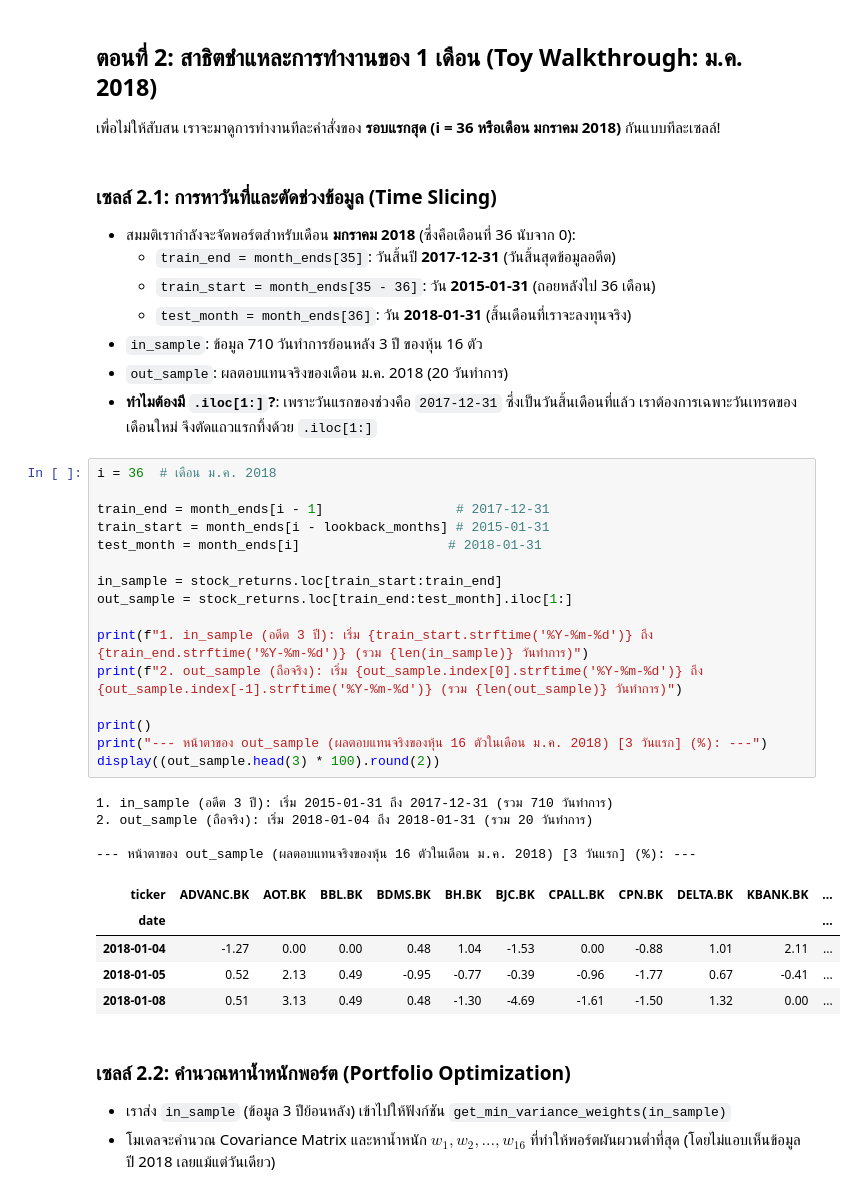
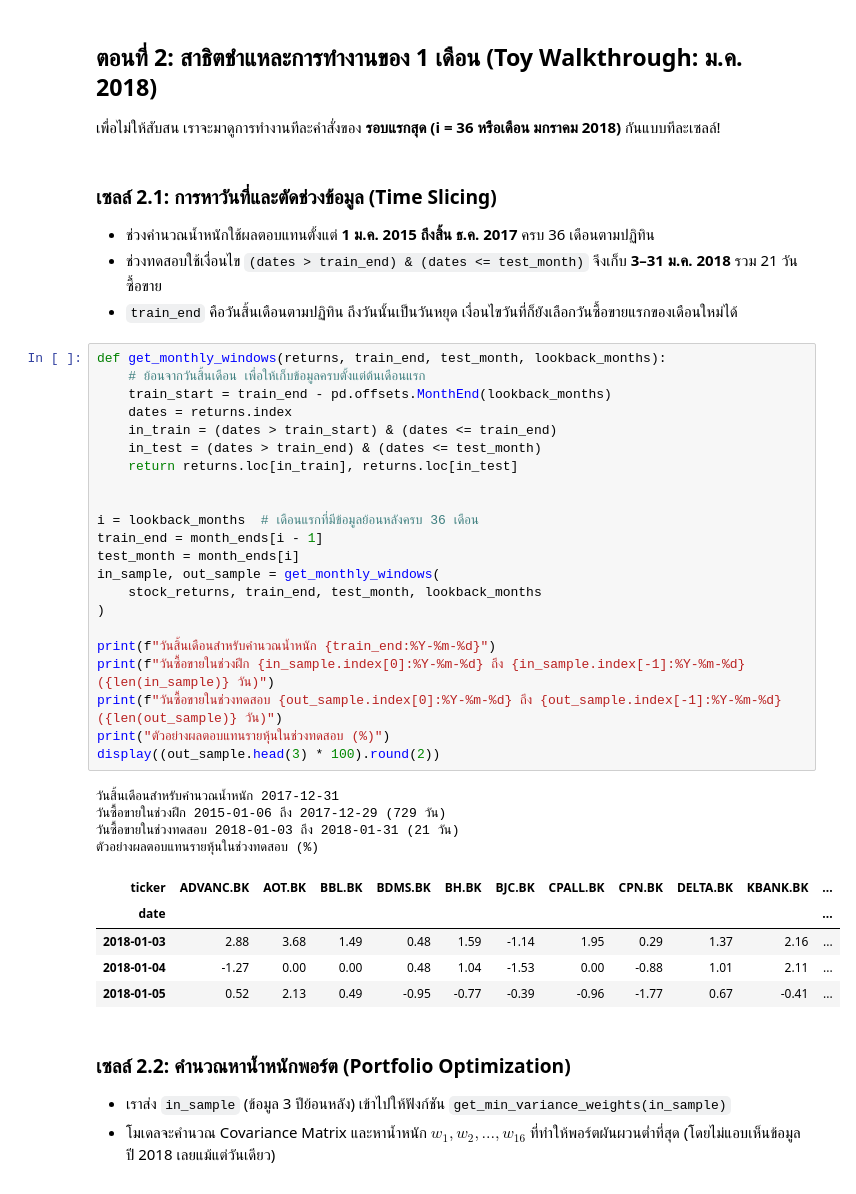
Before and after one commit to passavorn-limmeechokchai/Thai_Equity_Portfolio, a Jupyter notebook: notebooks/04_walk_forward_backtest.ipynb, the cells around one changed output. Cells and saved outputs as stored; diff of their text form.

```diff
--- a/notebooks/04_walk_forward_backtest.ipynb
+++ b/notebooks/04_walk_forward_backtest.ipynb
@@ -95,39 +98,42 @@ print(f"84 เดือนที่เหลือ (ช่วงทดสอบ
 เพื่อไม่ให้สับสน เราจะมาดูการทำงานทีละคำสั่งของ **รอบแรกสุด (i = 36 หรือเดือน มกราคม 2018)** กันแบบทีละเซลล์!
 # %% [markdown]
 ### เซลล์ 2.1: การหาวันที่และตัดช่วงข้อมูล (Time Slicing)
-- สมมติเรากำลังจะจัดพอร์ตสำหรับเดือน **มกราคม 2018** (ซึ่งคือเดือนที่ 36 นับจาก 0):
-  - `train_end = month_ends[35]`: วันสิ้นปี **2017-12-31** (วันสิ้นสุดข้อมูลอดีต)
-  - `train_start = month_ends[35 - 36]`: วัน **2015-01-31** (ถอยหลังไป 36 เดือน)
-  - `test_month = month_ends[36]`: วัน **2018-01-31** (สิ้นเดือนที่เราจะลงทุนจริง)
-- `in_sample`: ข้อมูล 710 วันทำการย้อนหลัง 3 ปี ของหุ้น 16 ตัว
-- `out_sample`: ผลตอบแทนจริงของเดือน ม.ค. 2018 (20 วันทำการ)
-- **ทำไมต้องมี `.iloc[1:]`?**: เพราะวันแรกของช่วงคือ `2017-12-31` ซึ่งเป็นวันสิ้นเดือนที่แล้ว เราต้องการเฉพาะวันเทรดของเดือนใหม่ จึงตัดแถวแรกทิ้งด้วย `.iloc[1:]`
+
+- ช่วงคำนวณน้ำหนักใช้ผลตอบแทนตั้งแต่ **1 ม.ค. 2015 ถึงสิ้น ธ.ค. 2017** ครบ 36 เดือนตามปฏิทิน
+- ช่วงทดสอบใช้เงื่อนไข `(dates > train_end) & (dates <= test_month)` จึงเก็บ **3–31 ม.ค. 2018** รวม 21 วันซื้อขาย
+- `train_end` คือวันสิ้นเดือนตามปฏิทิน ถึงวันนั้นเป็นวันหยุด เงื่อนไขวันที่ก็ยังเลือกวันซื้อขายแรกของเดือนใหม่ได้
 # %%
-i = 36  # เดือน ม.ค. 2018
+def get_monthly_windows(returns, train_end, test_month, lookback_months):
+    # ย้อนจากวันสิ้นเดือน เพื่อให้เก็บข้อมูลครบตั้งแต่ต้นเดือนแรก
+    train_start = train_end - pd.offsets.MonthEnd(lookback_months)
+    dates = returns.index
+    in_train = (dates > train_start) & (dates <= train_end)
+    in_test = (dates > train_end) & (dates <= test_month)
+    return returns.loc[in_train], returns.loc[in_test]
 
-train_end = month_ends[i - 1]                 # 2017-12-31
-train_start = month_ends[i - lookback_months] # 2015-01-31
-test_month = month_ends[i]                   # 2018-01-31
 
-in_sample = stock_returns.loc[train_start:train_end]
-out_sample = stock_returns.loc[train_end:test_month].iloc[1:]
+i = lookback_months  # เดือนแรกที่มีข้อมูลย้อนหลังครบ 36 เดือน
+train_end = month_ends[i - 1]
+test_month = month_ends[i]
+in_sample, out_sample = get_monthly_windows(
+    stock_returns, train_end, test_month, lookback_months
+)
 
-print(f"1. in_sample (อดีต 3 ปี): เริ่ม {train_start.strftime('%Y-%m-%d')} ถึง {train_end.strftime('%Y-%m-%d')} (รวม {len(in_sample)} วันทำการ)")
-print(f"2. out_sample (ถือจริง): เริ่ม {out_sample.index[0].strftime('%Y-%m-%d')} ถึง {out_sample.index[-1].strftime('%Y-%m-%d')} (รวม {len(out_sample)} วันทำการ)")
-
-print()
-print("--- หน้าตาของ out_sample (ผลตอบแทนจริงของหุ้น 16 ตัวในเดือน ม.ค. 2018) [3 วันแรก] (%): ---")
+print(f"วันสิ้นเดือนสำหรับคำนวณน้ำหนัก {train_end:%Y-%m-%d}")
+print(f"วันซื้อขายในช่วงฝึก {in_sample.index[0]:%Y-%m-%d} ถึง {in_sample.index[-1]:%Y-%m-%d} ({len(in_sample)} วัน)")
+print(f"วันซื้อขายในช่วงทดสอบ {out_sample.index[0]:%Y-%m-%d} ถึง {out_sample.index[-1]:%Y-%m-%d} ({len(out_sample)} วัน)")
+print("ตัวอย่างผลตอบแทนรายหุ้นในช่วงทดสอบ (%)")
 display((out_sample.head(3) * 100).round(2))
 # %% [output]
-1. in_sample (อดีต 3 ปี): เริ่ม 2015-01-31 ถึง 2017-12-31 (รวม 710 วันทำการ)
-2. out_sample (ถือจริง): เริ่ม 2018-01-04 ถึง 2018-01-31 (รวม 20 วันทำการ)
-
---- หน้าตาของ out_sample (ผลตอบแทนจริงของหุ้น 16 ตัวในเดือน ม.ค. 2018) [3 วันแรก] (%): ---
+วันสิ้นเดือนสำหรับคำนวณน้ำหนัก 2017-12-31
+วันซื้อขายในช่วงฝึก 2015-01-06 ถึง 2017-12-29 (729 วัน)
+วันซื้อขายในช่วงทดสอบ 2018-01-03 ถึง 2018-01-31 (21 วัน)
+ตัวอย่างผลตอบแทนรายหุ้นในช่วงทดสอบ (%)
 | ticker | ADVANC.BK | AOT.BK | BBL.BK | BDMS.BK | BH.BK | BJC.BK | CPALL.BK | CPN.BK | DELTA.BK | KBANK.BK | ... |
 | date |  |  |  |  |  |  |  |  |  |  | ... |
+| 2018-01-03 | 2.88 | 3.68 | 1.49 | 0.48 | 1.59 | -1.14 | 1.95 | 0.29 | 1.37 | 2.16 | ... |
 | 2018-01-04 | -1.27 | 0.00 | 0.00 | 0.48 | 1.04 | -1.53 | 0.00 | -0.88 | 1.01 | 2.11 | ... |
 | 2018-01-05 | 0.52 | 2.13 | 0.49 | -0.95 | -0.77 | -0.39 | -0.96 | -1.77 | 0.67 | -0.41 | ... |
-| 2018-01-08 | 0.51 | 3.13 | 0.49 | 0.48 | -1.30 | -4.69 | -1.61 | -1.50 | 1.32 | 0.00 | ... |
 # %% [markdown]
 ### เซลล์ 2.2: คำนวณหาน้ำหนักพอร์ต (Portfolio Optimization)
 - เราส่ง `in_sample` (ข้อมูล 3 ปีย้อนหลัง) เข้าไปให้ฟังก์ชัน `get_min_variance_weights(in_sample)`
```
Also changed, not shown: parts of 23 cells of this notebook, 11 other files.
